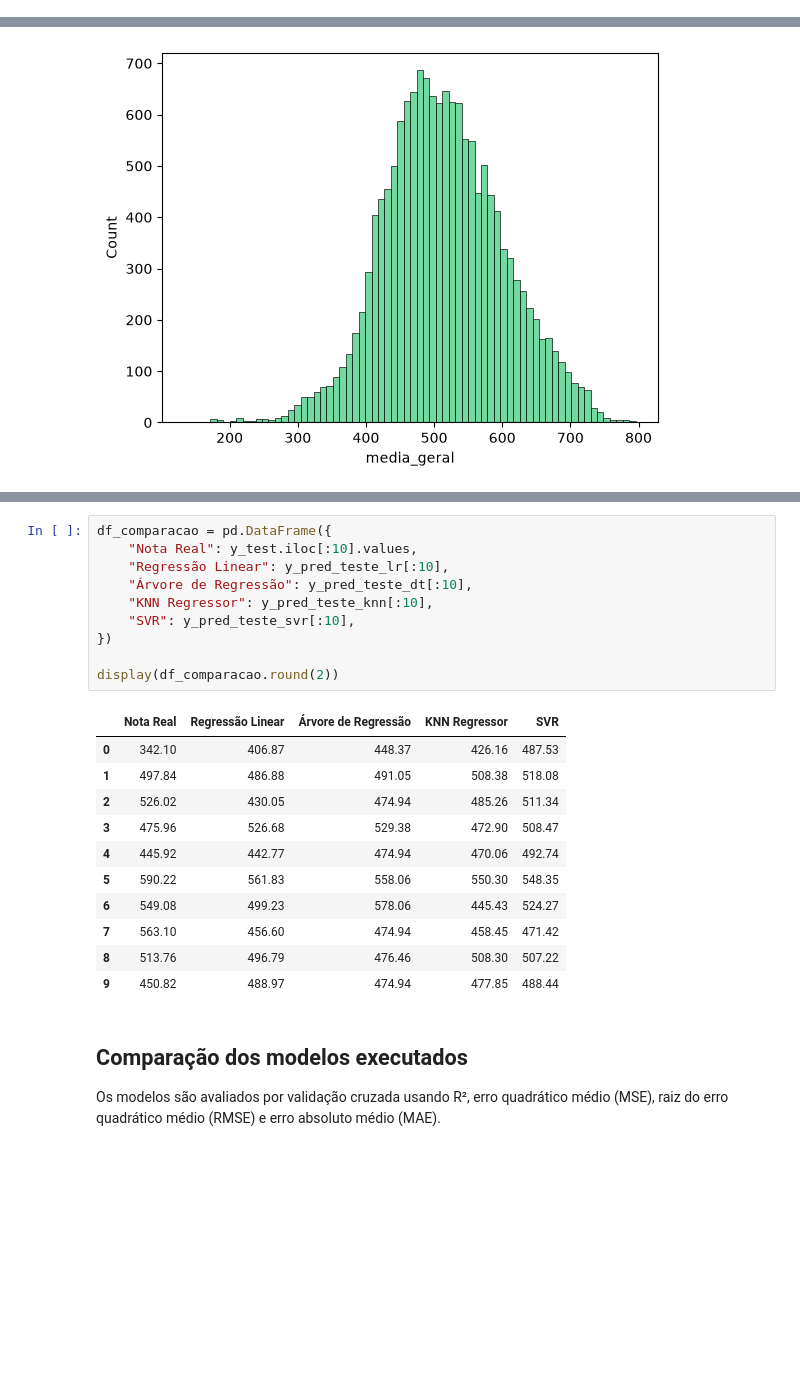
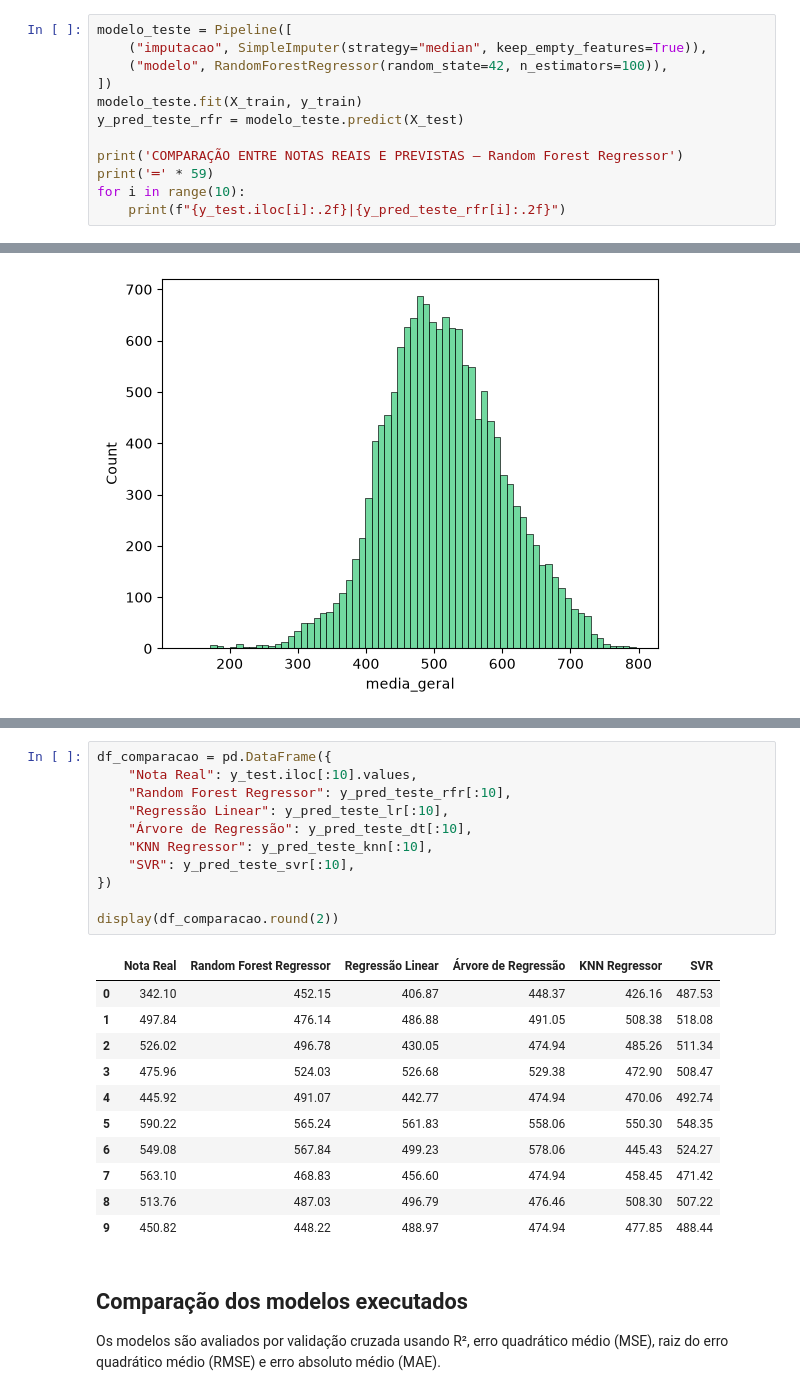
Before and after one commit to mvs105/TESI1-2026.1, a Jupyter notebook: regressao_enem_acre.ipynb, the cells around one changed output, grey strips where cells are left out. Saved outputs shown, nothing was run; the diff lists cells and outputs as text; blank space fills up the shorter version.

Commit message:
feat: adiciona modelo random forest regressor e gráficos de dispersão para cada modelo

```diff
--- a/regressao_enem_acre.ipynb
+++ b/regressao_enem_acre.ipynb
@@ -61,0 +111,12 @@ cv_regressao = KFold(
+# %%
+modelo_teste = Pipeline([
+    ("imputacao", SimpleImputer(strategy="median", keep_empty_features=True)),
+    ("modelo", RandomForestRegressor(random_state=42, n_estimators=100)),
+])
+modelo_teste.fit(X_train, y_train)
+y_pred_teste_rfr = modelo_teste.predict(X_test)
+
+print('COMPARAÇÃO ENTRE NOTAS REAIS E PREVISTAS — Random Forest Regressor')
+print('═' * 59)
+for i in range(10):
+    print(f"{y_test.iloc[i]:.2f}|{y_pred_teste_rfr[i]:.2f}")
@@ -373,25 +508,26 @@ plt.show()
 # %%
 df_comparacao = pd.DataFrame({
     "Nota Real": y_test.iloc[:10].values,
+    "Random Forest Regressor": y_pred_teste_rfr[:10],
     "Regressão Linear": y_pred_teste_lr[:10],
     "Árvore de Regressão": y_pred_teste_dt[:10],
     "KNN Regressor": y_pred_teste_knn[:10],
     "SVR": y_pred_teste_svr[:10],
 })
 
 display(df_comparacao.round(2))
 # %% [output]
-|  | Nota Real | Regressão Linear | Árvore de Regressão | KNN Regressor | SVR |
-| 0 | 342.10 | 406.87 | 448.37 | 426.16 | 487.53 |
-| 1 | 497.84 | 486.88 | 491.05 | 508.38 | 518.08 |
-| 2 | 526.02 | 430.05 | 474.94 | 485.26 | 511.34 |
-| 3 | 475.96 | 526.68 | 529.38 | 472.90 | 508.47 |
-| 4 | 445.92 | 442.77 | 474.94 | 470.06 | 492.74 |
-| 5 | 590.22 | 561.83 | 558.06 | 550.30 | 548.35 |
-| 6 | 549.08 | 499.23 | 578.06 | 445.43 | 524.27 |
-| 7 | 563.10 | 456.60 | 474.94 | 458.45 | 471.42 |
-| 8 | 513.76 | 496.79 | 476.46 | 508.30 | 507.22 |
-| 9 | 450.82 | 488.97 | 474.94 | 477.85 | 488.44 |
+|  | Nota Real | Random Forest Regressor | Regressão Linear | Árvore de Regressão | KNN Regressor | SVR |
+| 0 | 342.10 | 452.15 | 406.87 | 448.37 | 426.16 | 487.53 |
+| 1 | 497.84 | 476.14 | 486.88 | 491.05 | 508.38 | 518.08 |
+| 2 | 526.02 | 496.78 | 430.05 | 474.94 | 485.26 | 511.34 |
+| 3 | 475.96 | 524.03 | 526.68 | 529.38 | 472.90 | 508.47 |
+| 4 | 445.92 | 491.07 | 442.77 | 474.94 | 470.06 | 492.74 |
+| 5 | 590.22 | 565.24 | 561.83 | 558.06 | 550.30 | 548.35 |
+| 6 | 549.08 | 567.84 | 499.23 | 578.06 | 445.43 | 524.27 |
+| 7 | 563.10 | 468.83 | 456.60 | 474.94 | 458.45 | 471.42 |
+| 8 | 513.76 | 487.03 | 496.79 | 476.46 | 508.30 | 507.22 |
+| 9 | 450.82 | 448.22 | 488.97 | 474.94 | 477.85 | 488.44 |
 # %% [markdown]
 ## Comparação dos modelos executados
 
```
Also changed, not shown: parts of 15 cells of this notebook.
